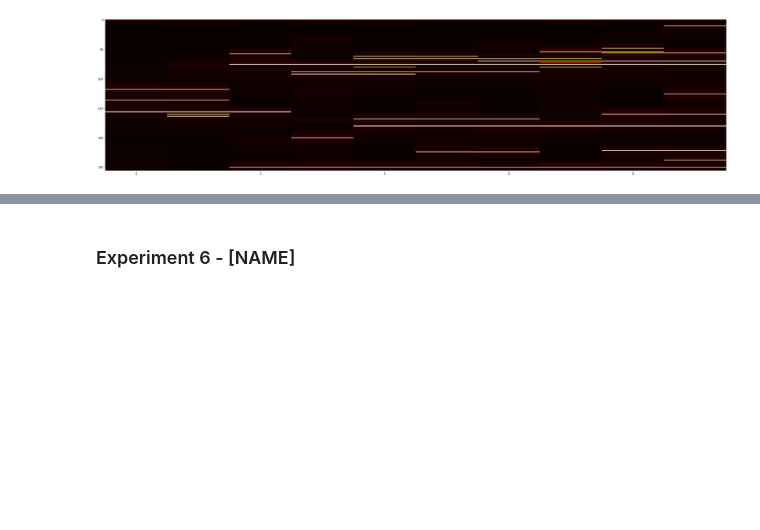
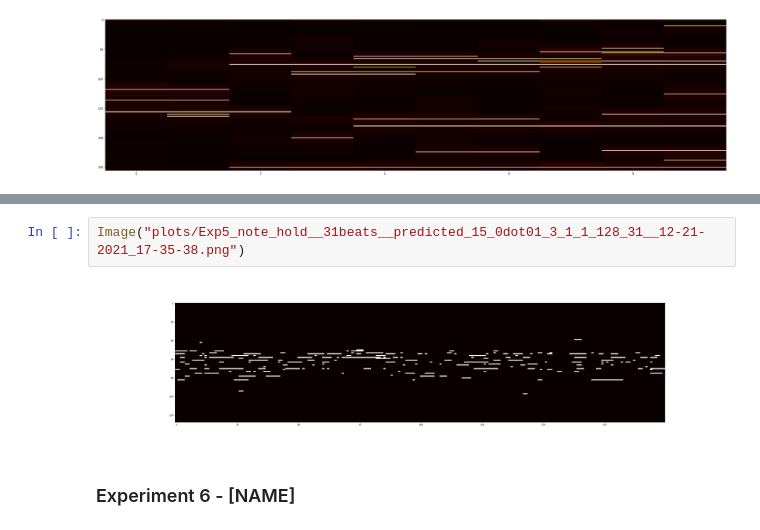
Before and after one commit to jannikjw/music_generation_rnn, a Jupyter notebook: rnn-music-generation.ipynb, the cells around one changed output, grey strips where cells are left out. Saved outputs shown, nothing was run; the diff lists cells and outputs as text; blank space fills up the shorter version.

```diff
--- a/rnn-music-generation.ipynb
+++ b/rnn-music-generation.ipynb
@@ -181,3 +293,7 @@ Saving data...
+# %%
+Image("plots/Exp5_note_hold__31beats__predicted_15_0dot01_3_1_1_128_31__12-21-2021_17-35-38.png")
+# %% [output]
+[figure, added]
 # %% [markdown]
 ### Experiment 6 - [NAME]
 # %%
```
Also changed, not shown: parts of 12 cells of this notebook, 4 other files.
